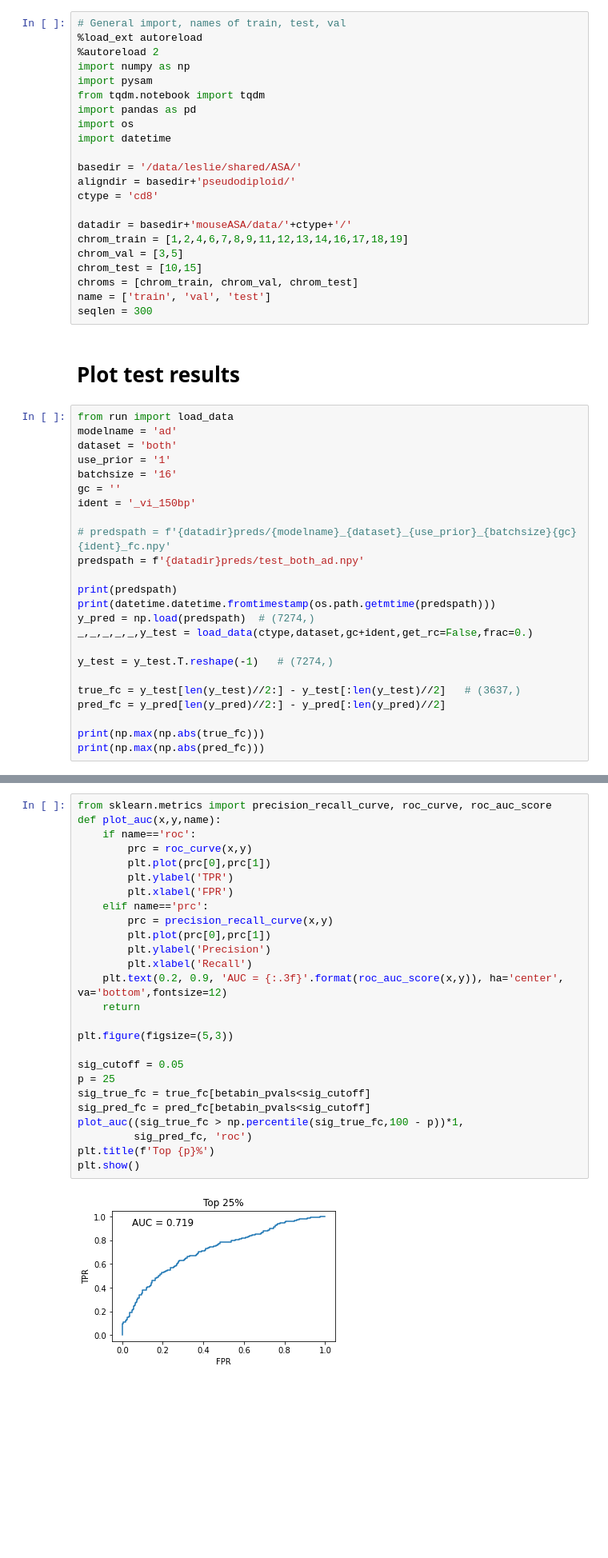
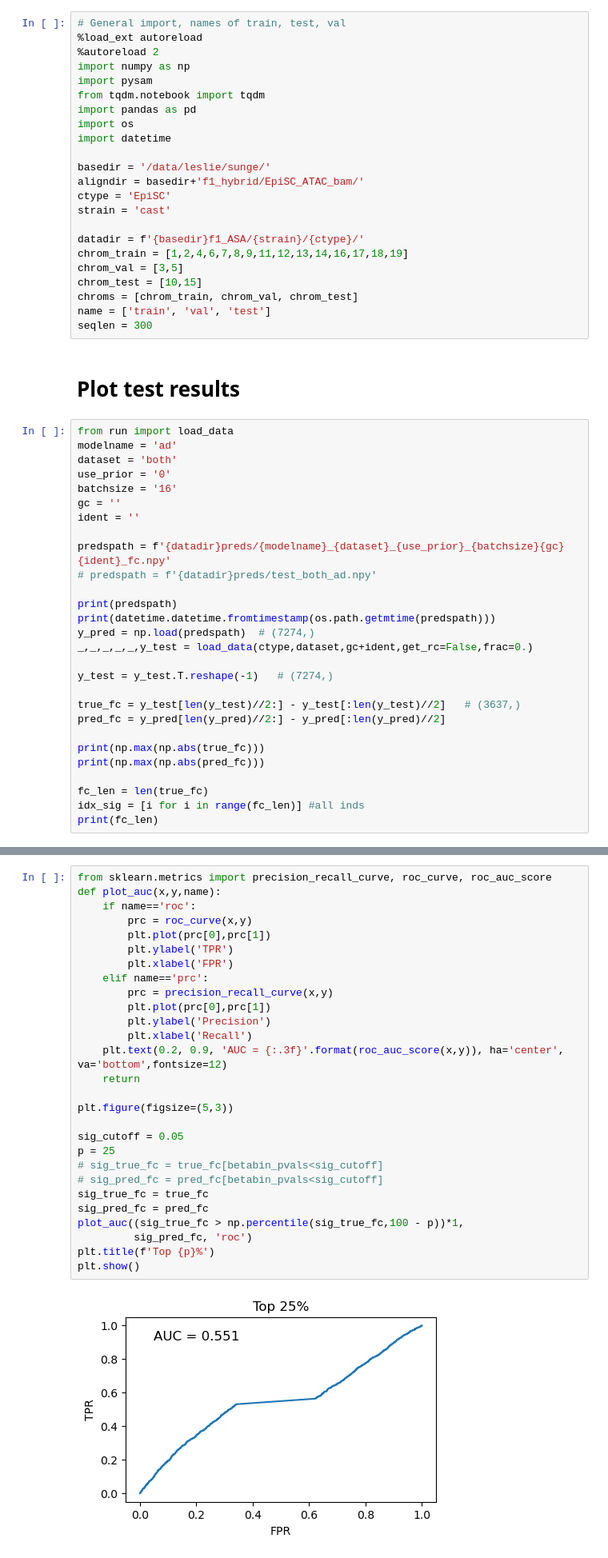
Before and after one commit to adityasinha379/mouseASA, a Jupyter notebook: scripts/analysis_pairScan.ipynb, the cells around one changed output, grey strips where cells are left out. Shown at 80% size. Saved outputs shown, nothing was run; the diff lists cells and outputs as text; blank space fills up the shorter version.

```diff
--- a/scripts/analysis_pairScan.ipynb
+++ b/scripts/analysis_pairScan.ipynb
@@ -9,11 +9,12 @@ import pandas as pd
 import os
 import datetime
 
-basedir = '/data/leslie/shared/ASA/'
-aligndir = basedir+'pseudodiploid/'
-ctype = 'cd8'
+basedir = '/data/leslie/sunge/'
+aligndir = basedir+'f1_hybrid/EpiSC_ATAC_bam/'
+ctype = 'EpiSC'
+strain = 'cast'
 
-datadir = basedir+'mouseASA/data/'+ctype+'/'
+datadir = f'{basedir}f1_ASA/{strain}/{ctype}/'
 chrom_train = [1,2,4,6,7,8,9,11,12,13,14,16,17,18,19]
 chrom_val = [3,5]
 chrom_test = [10,15]
@@ -26,13 +27,13 @@ seqlen = 300
 from run import load_data
 modelname = 'ad'
 dataset = 'both'
-use_prior = '1'
+use_prior = '0'
 batchsize = '16'
 gc = ''
-ident = '_vi_150bp'
+ident = ''
 
-# predspath = f'{datadir}preds/{modelname}_{dataset}_{use_prior}_{batchsize}{gc}{ident}_fc.npy'
-predspath = f'{datadir}preds/test_both_ad.npy'
+predspath = f'{datadir}preds/{modelname}_{dataset}_{use_prior}_{batchsize}{gc}{ident}_fc.npy'
+# predspath = f'{datadir}preds/test_both_ad.npy'
 
 print(predspath)
 print(datetime.datetime.fromtimestamp(os.path.getmtime(predspath)))
@@ -46,4 +47,8 @@ pred_fc = y_pred[len(y_pred)//2:] - y_pred[:len(y_pred)//2]
 
 print(np.max(np.abs(true_fc)))
 print(np.max(np.abs(pred_fc)))
+
+fc_len = len(true_fc)
+idx_sig = [i for i in range(fc_len)] #all inds
+print(fc_len)
 # %% [output]
@@ -192,31 +210,33 @@ plt.show()
 # %%
 from sklearn.metrics import precision_recall_curve, roc_curve, roc_auc_score
 def plot_auc(x,y,name):
     if name=='roc':
         prc = roc_curve(x,y)
         plt.plot(prc[0],prc[1])
         plt.ylabel('TPR')
         plt.xlabel('FPR')
     elif name=='prc':
         prc = precision_recall_curve(x,y)
         plt.plot(prc[0],prc[1])
         plt.ylabel('Precision')
         plt.xlabel('Recall')
     plt.text(0.2, 0.9, 'AUC = {:.3f}'.format(roc_auc_score(x,y)), ha='center', va='bottom',fontsize=12)
     return
 
 plt.figure(figsize=(5,3))
 
 sig_cutoff = 0.05
 p = 25
-sig_true_fc = true_fc[betabin_pvals<sig_cutoff]
-sig_pred_fc = pred_fc[betabin_pvals<sig_cutoff]
+# sig_true_fc = true_fc[betabin_pvals<sig_cutoff]
+# sig_pred_fc = pred_fc[betabin_pvals<sig_cutoff]
+sig_true_fc = true_fc
+sig_pred_fc = pred_fc
 plot_auc((sig_true_fc > np.percentile(sig_true_fc,100 - p))*1,
          sig_pred_fc, 'roc')
 plt.title(f'Top {p}%')
 plt.show()
 # %% [output]
-[figure, old version]
+[figure, new version]
 # %%
 plt.figure(figsize=(5,3))
 plot_auc((sig_true_fc < np.percentile(sig_true_fc,p))*1,
```
Also changed, not shown: parts of 11 cells of this notebook, 16 other files.
